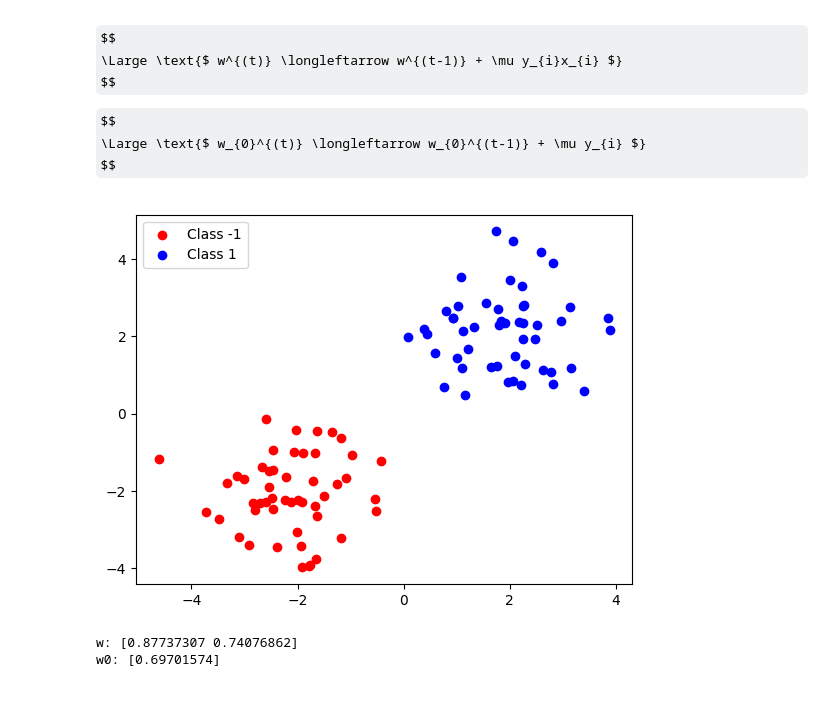
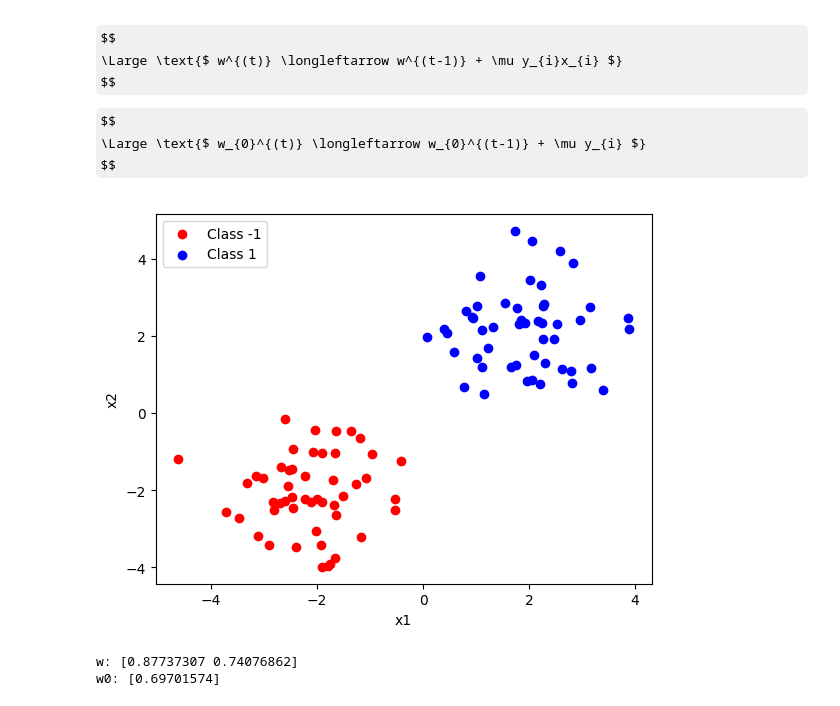
Before and after one commit to raphsenn/ai-notebooks, a Jupyter notebook: machine_learning/support_vector_machines/perceptron.ipynb, the cells around one changed output. Cells and saved outputs as stored; diff of their text form; code cells hidden in the pictures; some formulas as TeX source.

```diff
--- a/machine_learning/support_vector_machines/perceptron.ipynb
+++ b/machine_learning/support_vector_machines/perceptron.ipynb
@@ -100,11 +100,13 @@ y = np.concatenate((labels_neg, labels_pos))
 # %%
 # Plot
 plt.scatter(X[y == -1][:, 0], X[y == -1][:, 1], color='red', label='Class -1')
 plt.scatter(X[y == 1][:, 0], X[y == 1][:, 1], color='blue', label='Class 1')
+plt.xlabel('x1')
+plt.ylabel('x2')
 plt.legend()
 plt.show()
 # %% [output]
-[figure, old version]
+[figure, new version]
 # %%
 def plot_hyperplane(x:np.array, m: float, b: float) -> np.array:
     return x * m + b
```
Also changed, not shown: parts of 1 cell of this notebook, 4 other files.
